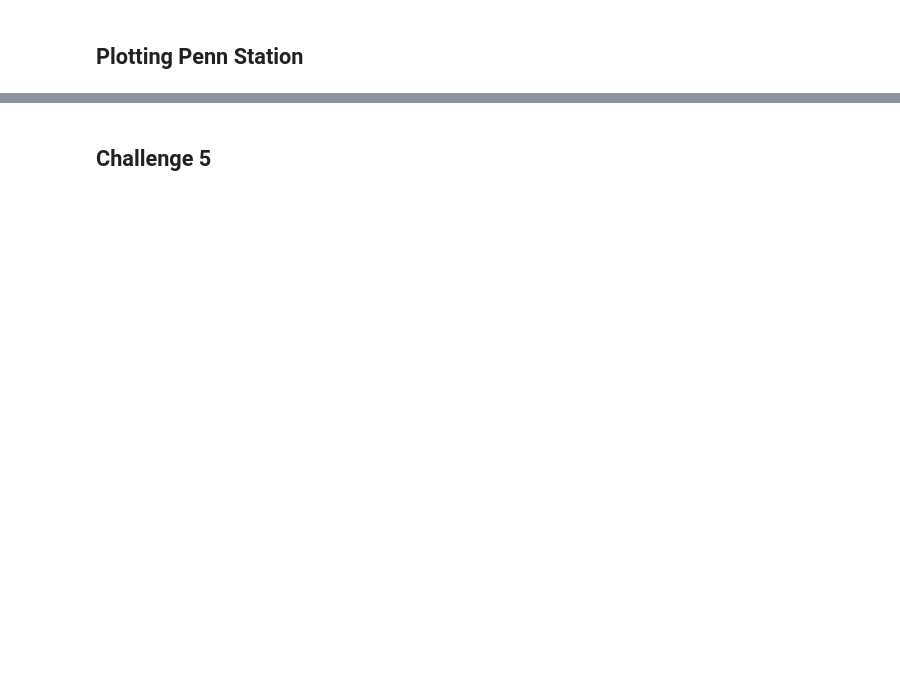
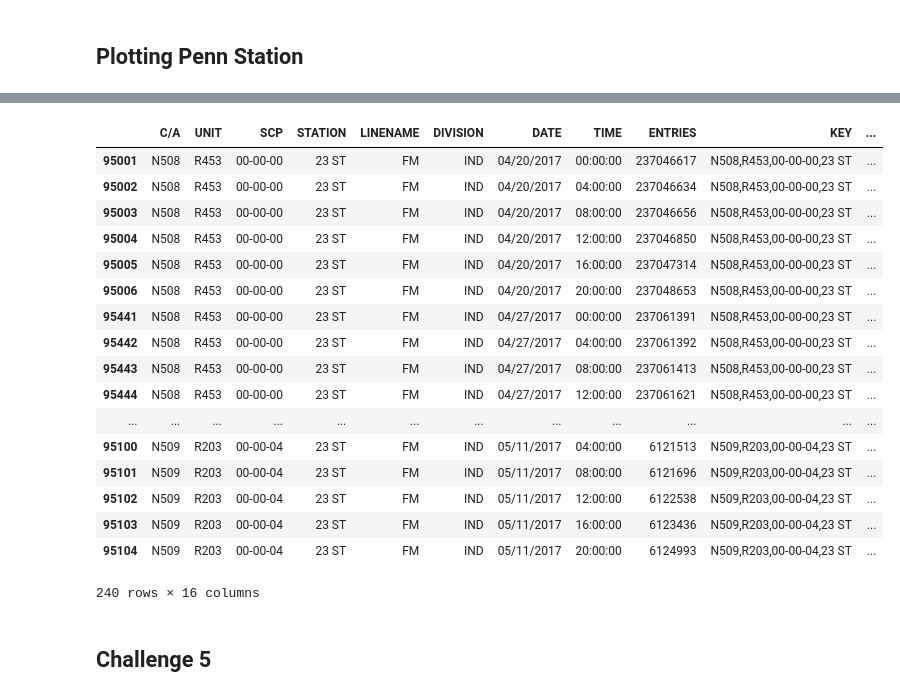
Before and after one commit to xvila/MTA-Turnstile-Data, a Jupyter notebook: Project Benson.ipynb, the cells around one changed output, grey strips where cells are left out. Saved outputs shown, nothing was run; the diff lists cells and outputs as text; code cells hidden in the pictures; blank space fills up the shorter version.

```diff
--- a/Project Benson.ipynb
+++ b/Project Benson.ipynb
@@ -47,2 +47,4 @@ df['KEY'] = df['C/A'] + ',' + df['UNIT'] + ',' + df['SCP'] + ',' + df['STATION']
+# %%
+df['TIME'] = pd.to_datetime(df['TIME'])
 # %%
 df.dtypes
@@ -288,5 +162,5 @@ Name: DAY, dtype: int64
 # %%
-df2['NAMEDAY']=df2.DAY.replace({0:'Sunday',1:'Monday', 2:'Tuesday', 3:'Wednesday',
-                       4:'Thursday', 5:'Friday', 6:'Saturday'})
+df2['NAMEDAY']=df2.DAY.replace({0:'1_Monday',1:'2_Tuesday', 2:'3_Wednesday', 3:'4_Thursday',
+                       4:'5_Friday', 5:'6_Saturday',6:'7_Sunday'})
 # %%
 df2.ENTRYCOUNT.isnull().sum()
@@ -395,0 +261,4 @@ Name: DATETIME, Length: 99, dtype: int64
+# %%
+topTechDF = df2.loc[(df2.STATIONLINE == '23 ST_FM') | (df2.STATIONLINE == '33 ST_6') |
+                (df2.STATIONLINE == '14 ST_123FLM') | (df2.STATIONLINE == '14 ST_ACEL') |
+                 (df2.STATIONLINE == '23 ST_NRW')]
@@ -396,3 +284,26 @@ Name: DATETIME, Length: 99, dtype: int64
+# %%
+topTechHourDF = topTechDF.loc[(topTechDF.STATIONLINE == '23 ST_FM') & (topTechDF.DAY == 3)].copy()
+# %%
+topTechHourDF.groupby("TIME")
+# %% [output]
+|  | C/A | UNIT | SCP | STATION | LINENAME | DIVISION | DATE | TIME | ENTRIES | KEY | ... |
+| 95001 | N508 | R453 | 00-00-00 | 23 ST | FM | IND | 04/20/2017 | 00:00:00 | 237046617 | N508,R453,00-00-00,23 ST | ... |
+| 95002 | N508 | R453 | 00-00-00 | 23 ST | FM | IND | 04/20/2017 | 04:00:00 | 237046634 | N508,R453,00-00-00,23 ST | ... |
+| 95003 | N508 | R453 | 00-00-00 | 23 ST | FM | IND | 04/20/2017 | 08:00:00 | 237046656 | N508,R453,00-00-00,23 ST | ... |
+| 95004 | N508 | R453 | 00-00-00 | 23 ST | FM | IND | 04/20/2017 | 12:00:00 | 237046850 | N508,R453,00-00-00,23 ST | ... |
+| 95005 | N508 | R453 | 00-00-00 | 23 ST | FM | IND | 04/20/2017 | 16:00:00 | 237047314 | N508,R453,00-00-00,23 ST | ... |
+| 95006 | N508 | R453 | 00-00-00 | 23 ST | FM | IND | 04/20/2017 | 20:00:00 | 237048653 | N508,R453,00-00-00,23 ST | ... |
+| 95441 | N508 | R453 | 00-00-00 | 23 ST | FM | IND | 04/27/2017 | 00:00:00 | 237061391 | N508,R453,00-00-00,23 ST | ... |
+| 95442 | N508 | R453 | 00-00-00 | 23 ST | FM | IND | 04/27/2017 | 04:00:00 | 237061392 | N508,R453,00-00-00,23 ST | ... |
+| 95443 | N508 | R453 | 00-00-00 | 23 ST | FM | IND | 04/27/2017 | 08:00:00 | 237061413 | N508,R453,00-00-00,23 ST | ... |
+| 95444 | N508 | R453 | 00-00-00 | 23 ST | FM | IND | 04/27/2017 | 12:00:00 | 237061621 | N508,R453,00-00-00,23 ST | ... |
+| ... | ... | ... | ... | ... | ... | ... | ... | ... | ... | ... | ... |
+| 95100 | N509 | R203 | 00-00-04 | 23 ST | FM | IND | 05/11/2017 | 04:00:00 | 6121513 | N509,R203,00-00-04,23 ST | ... |
+| 95101 | N509 | R203 | 00-00-04 | 23 ST | FM | IND | 05/11/2017 | 08:00:00 | 6121696 | N509,R203,00-00-04,23 ST | ... |
+| 95102 | N509 | R203 | 00-00-04 | 23 ST | FM | IND | 05/11/2017 | 12:00:00 | 6122538 | N509,R203,00-00-04,23 ST | ... |
+| 95103 | N509 | R203 | 00-00-04 | 23 ST | FM | IND | 05/11/2017 | 16:00:00 | 6123436 | N509,R203,00-00-04,23 ST | ... |
+| 95104 | N509 | R203 | 00-00-04 | 23 ST | FM | IND | 05/11/2017 | 20:00:00 | 6124993 | N509,R203,00-00-04,23 ST | ... |
+240 rows × 16 columns
 # %% [markdown]
 ## Challenge 5
 # %%
```
Also changed, not shown: parts of 77 cells of this notebook, 1 other file.
